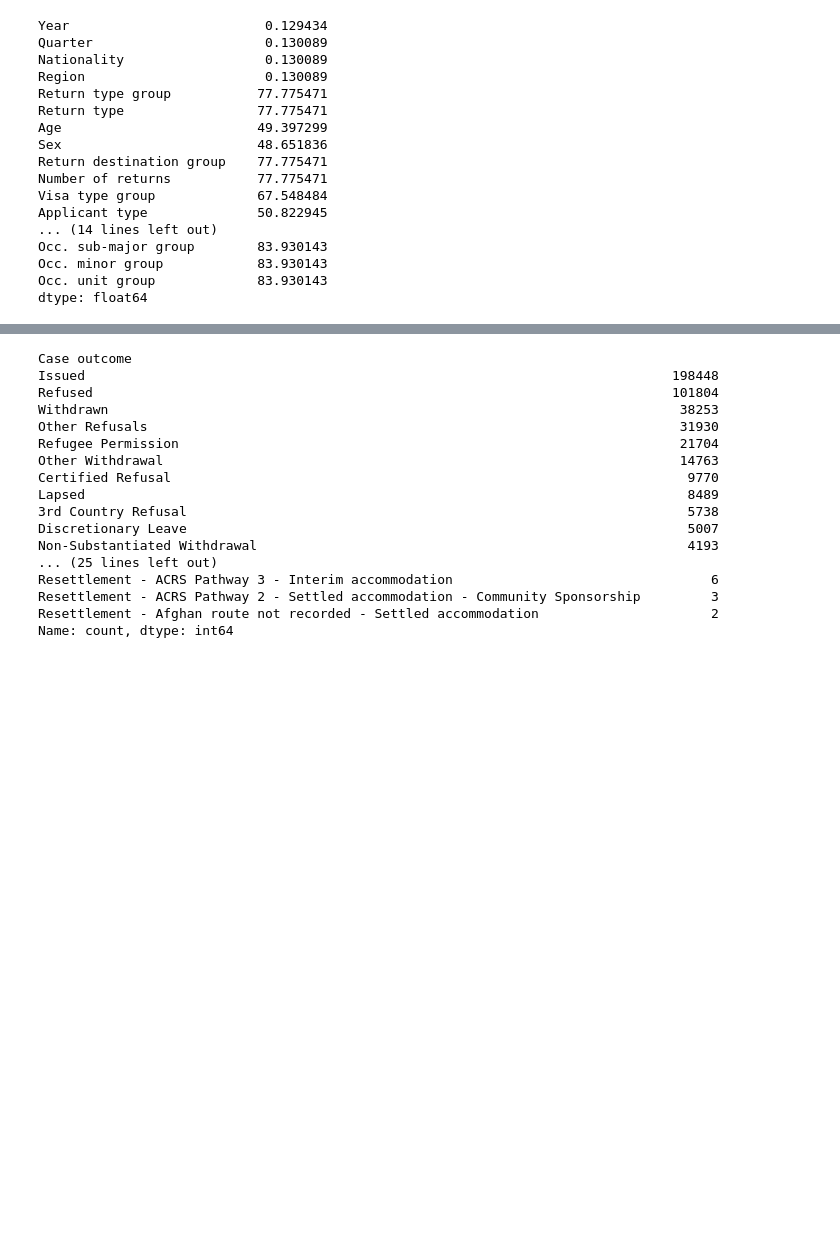
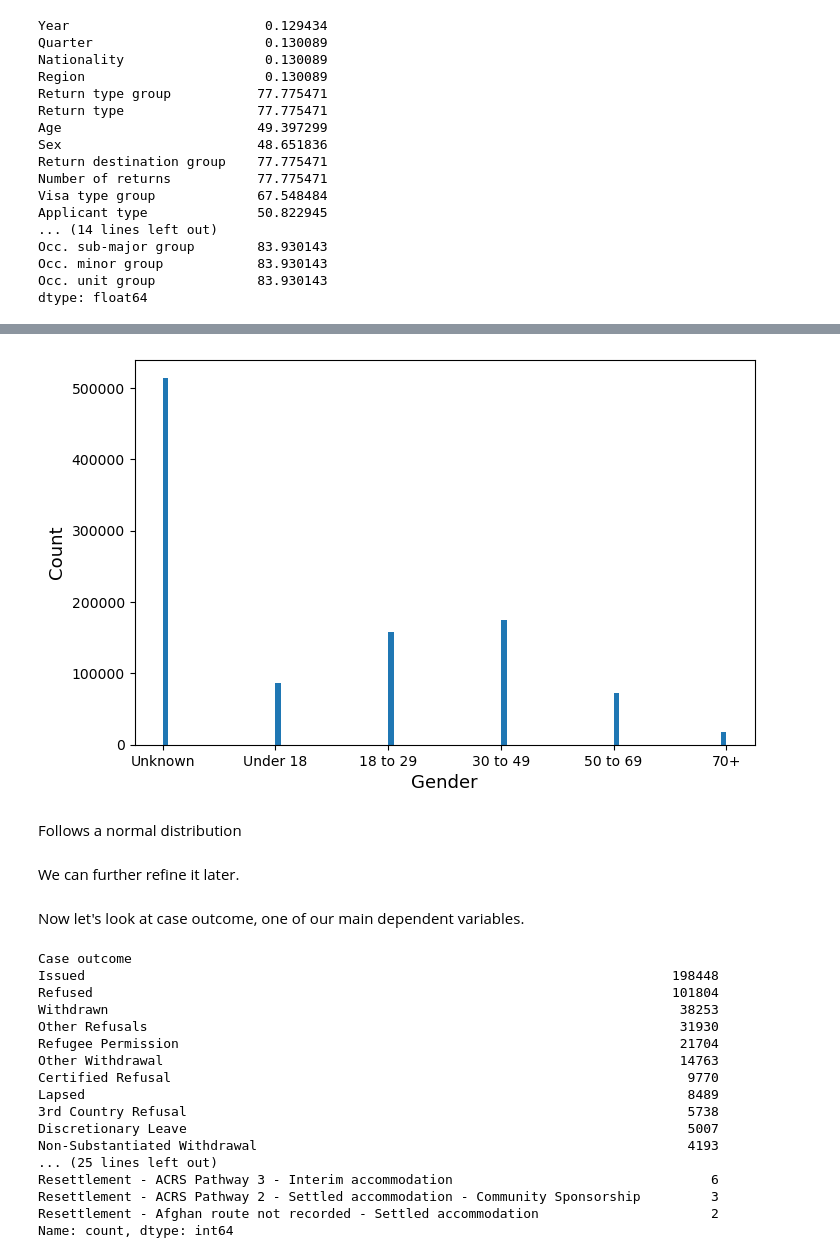
Before and after one commit to psmith1011/CS_UK_Immigration, a Jupyter notebook: Notebook_Code_Files/CS_UK_Immigration_PSmith.ipynb, the cells around one changed output, grey strips where cells are left out. Drawn from its saved outputs; the diff is of its cells as text; code cells hidden in the pictures; blank space fills up the shorter version.

```diff
--- a/Notebook_Code_Files/CS_UK_Immigration_PSmith.ipynb
+++ b/Notebook_Code_Files/CS_UK_Immigration_PSmith.ipynb
@@ -445,0 +346,2 @@ dtype: float64
+# %%
+df_combined = df_combined.drop_duplicates()
@@ -445,0 +658,19 @@ dtype: float64
+# %%
+def standardize_age(age):
+    if age in ["Under 18", "17 and under"]:
+        return "Under 18"
+    elif age in ["18 to 29", "18-29"]:
+        return "18 to 29"
+    elif age in ["30 to 49", "30-49"]:
+        return "30 to 49"
+    elif age in ["50 to 69", "50-69"]:
+        return "50 to 69"
+    elif age in ["70+", "70 and over"]:
+        return "70+"
+    elif age in ["Unknown", "Unknown Age", "Total (pre-2009)"]:
+        return "Unknown"
+    else:
+        return "Unknown"  # Default case if the age doesn't match any known pattern
+
+# Apply the function to the 'Age' column
+df_combined['Age'] = df_combined['Age'].apply(standardize_age)
@@ -445,0 +694,11 @@ dtype: float64
+# %%
+plt.figure(figsize=(8,5))
+plt.hist(df_combined['Age'], bins = 100 )
+#plt.yscale('log')
+plt.ylabel("Count", size=13)
+plt.xlabel("Gender", size=13)
+plt.show()
+# %% [output]
+[figure, added]
+# %% [markdown]
+Follows a normal distribution
@@ -446,3 +714,7 @@ dtype: float64
+# %% [markdown]
+We can further refine it later.
+# %% [markdown]
+Now let's look at case outcome, one of our main dependent variables.
 # %%
 df_combined['Case outcome'].value_counts()
 # %% [output]
```
Also changed, not shown: parts of 95 cells of this notebook, 1 other file.
